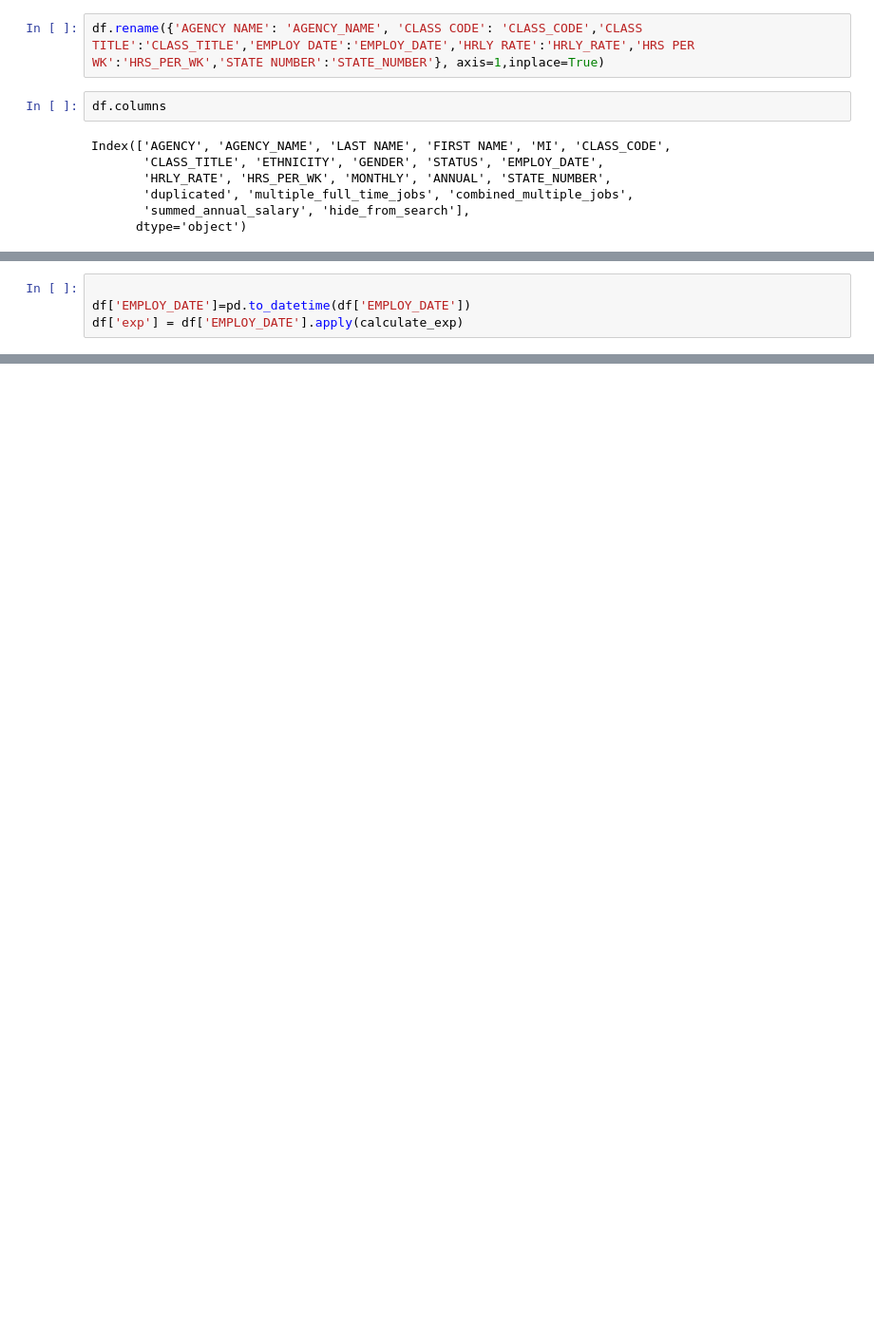
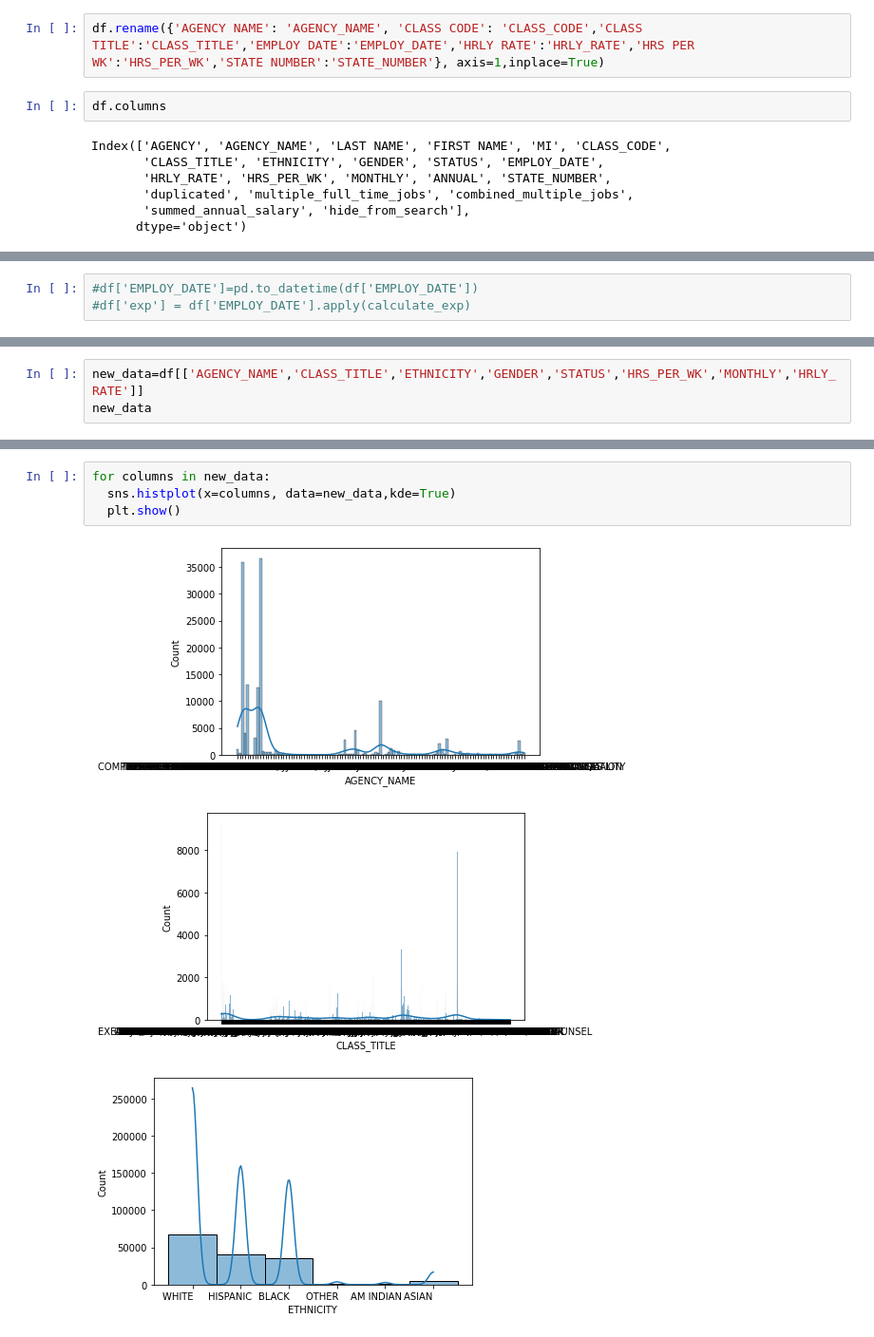
Before and after one commit to SHASHANKV9611/TexasSalaryPrediction, a Jupyter notebook: Texas_govt_employee_salary_prediction_.ipynb, the cells around one changed output, grey strips where cells are left out. Shown at 95% size. Cells and saved outputs as stored; diff of their text form; blank space fills up the shorter version.

```diff
--- a/Texas_govt_employee_salary_prediction_.ipynb
+++ b/Texas_govt_employee_salary_prediction_.ipynb
@@ -172,5 +155,4 @@ print(ex)
 # %%
-
-df['EMPLOY_DATE']=pd.to_datetime(df['EMPLOY_DATE'])
-df['exp'] = df['EMPLOY_DATE'].apply(calculate_exp)
+#df['EMPLOY_DATE']=pd.to_datetime(df['EMPLOY_DATE'])
+#df['exp'] = df['EMPLOY_DATE'].apply(calculate_exp)
 # %%
@@ -186,0 +171,3 @@ df.head(
+# %%
+new_data=df[['AGENCY_NAME','CLASS_TITLE','ETHNICITY','GENDER','STATUS','HRS_PER_WK','MONTHLY','HRLY_RATE']]
+new_data
@@ -186,0 +188,8 @@ df.head(
+# %%
+for columns in new_data:
+  sns.histplot(x=columns, data=new_data,kde=True)
+  plt.show()
+# %% [output]
+[figure, added]
+[figure, added]
+[figure, added]
```
Also changed, not shown: parts of 20 cells of this notebook.
